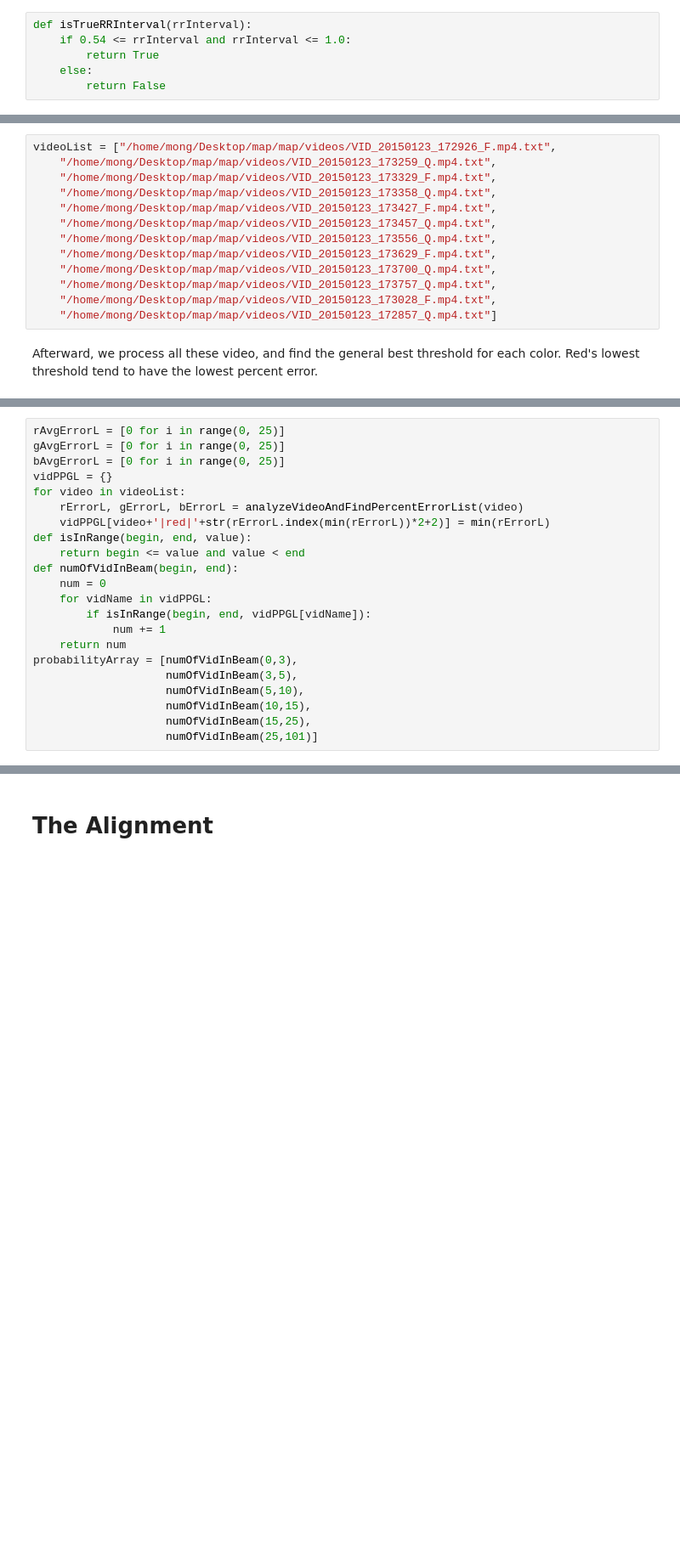
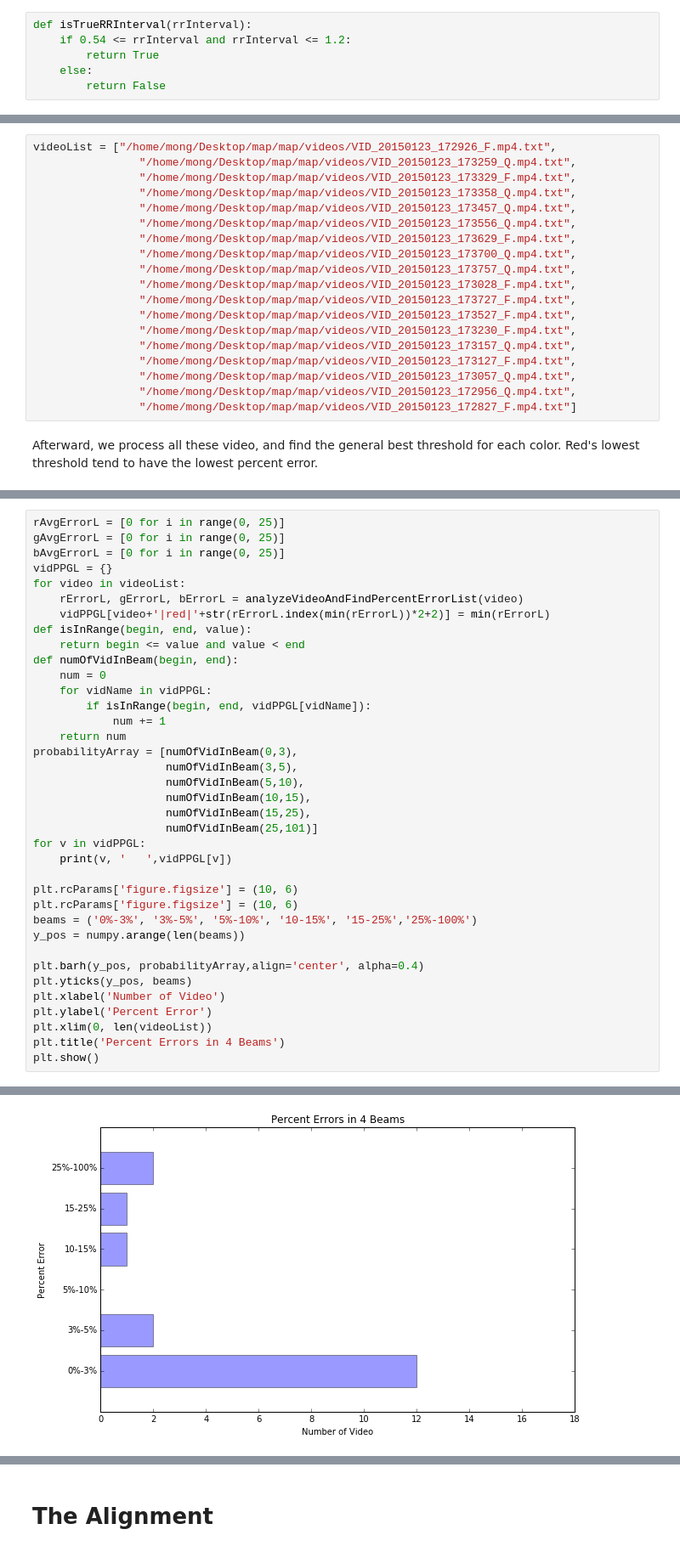
Before and after one commit to monghimng/map, a Jupyter notebook: 000Jupyter Notebook Diary.ipynb, the cells around one changed output, grey strips where cells are left out. Shown at 85% size. Drawn from its saved outputs; the diff is of its cells as text; blank space fills up the shorter version.

```diff
--- a/000Jupyter Notebook Diary.ipynb
+++ b/000Jupyter Notebook Diary.ipynb
@@ -209,6 +236,6 @@ $$\epsilon^{(i)} = \frac{\text{# of wrong RR}}{\text{# of RR}}$$
 # %%
 def isTrueRRInterval(rrInterval):
-    if 0.54 <= rrInterval and rrInterval <= 1.0:
+    if 0.54 <= rrInterval and rrInterval <= 1.2:
         return True
     else:
         return False
@@ -239,16 +266,22 @@ def analyzeVideoAndFindPercentErrorList(fileName):
 Given this function, I could finally begin finding the optimal threshold window. First, this is the list of video that I used:
 # %%
 videoList = ["/home/mong/Desktop/map/map/videos/VID_20150123_172926_F.mp4.txt",
-    "/home/mong/Desktop/map/map/videos/VID_20150123_173259_Q.mp4.txt",
-    "/home/mong/Desktop/map/map/videos/VID_20150123_173329_F.mp4.txt",
-    "/home/mong/Desktop/map/map/videos/VID_20150123_173358_Q.mp4.txt",
-    "/home/mong/Desktop/map/map/videos/VID_20150123_173427_F.mp4.txt",
-    "/home/mong/Desktop/map/map/videos/VID_20150123_173457_Q.mp4.txt",
-    "/home/mong/Desktop/map/map/videos/VID_20150123_173556_Q.mp4.txt",
-    "/home/mong/Desktop/map/map/videos/VID_20150123_173629_F.mp4.txt",
-    "/home/mong/Desktop/map/map/videos/VID_20150123_173700_Q.mp4.txt",
-    "/home/mong/Desktop/map/map/videos/VID_20150123_173757_Q.mp4.txt",
-    "/home/mong/Desktop/map/map/videos/VID_20150123_173028_F.mp4.txt",
-    "/home/mong/Desktop/map/map/videos/VID_20150123_172857_Q.mp4.txt"]
+                "/home/mong/Desktop/map/map/videos/VID_20150123_173259_Q.mp4.txt",
+                "/home/mong/Desktop/map/map/videos/VID_20150123_173329_F.mp4.txt",
+                "/home/mong/Desktop/map/map/videos/VID_20150123_173358_Q.mp4.txt",
+                "/home/mong/Desktop/map/map/videos/VID_20150123_173457_Q.mp4.txt",
+                "/home/mong/Desktop/map/map/videos/VID_20150123_173556_Q.mp4.txt",
+                "/home/mong/Desktop/map/map/videos/VID_20150123_173629_F.mp4.txt",
+                "/home/mong/Desktop/map/map/videos/VID_20150123_173700_Q.mp4.txt",
+                "/home/mong/Desktop/map/map/videos/VID_20150123_173757_Q.mp4.txt",
+                "/home/mong/Desktop/map/map/videos/VID_20150123_173028_F.mp4.txt",
+                "/home/mong/Desktop/map/map/videos/VID_20150123_173727_F.mp4.txt",
+                "/home/mong/Desktop/map/map/videos/VID_20150123_173527_F.mp4.txt",
+                "/home/mong/Desktop/map/map/videos/VID_20150123_173230_F.mp4.txt",
+                "/home/mong/Desktop/map/map/videos/VID_20150123_173157_Q.mp4.txt",
+                "/home/mong/Desktop/map/map/videos/VID_20150123_173127_F.mp4.txt",
+                "/home/mong/Desktop/map/map/videos/VID_20150123_173057_Q.mp4.txt",
+                "/home/mong/Desktop/map/map/videos/VID_20150123_172956_Q.mp4.txt",
+                "/home/mong/Desktop/map/map/videos/VID_20150123_172827_F.mp4.txt"]
 # %% [markdown]
 Afterward, we process all these video, and find the general best threshold for each color. Red's lowest threshold tend to have the lowest percent error.
@@ -311,3 +311,19 @@ probabilityArray = [numOfVidInBeam(0,3),
                     numOfVidInBeam(10,15),
                     numOfVidInBeam(15,25),
                     numOfVidInBeam(25,101)]
+for v in vidPPGL:
+    print(v, '   ',vidPPGL[v])
+
+plt.rcParams['figure.figsize'] = (10, 6)
+plt.rcParams['figure.figsize'] = (10, 6)
+beams = ('0%-3%', '3%-5%', '5%-10%', '10-15%', '15-25%','25%-100%')
+y_pos = numpy.arange(len(beams))
+
+plt.barh(y_pos, probabilityArray,align='center', alpha=0.4)
+plt.yticks(y_pos, beams)
+plt.xlabel('Number of Video')
+plt.ylabel('Percent Error')
+plt.xlim(0, len(videoList))
+plt.title('Percent Errors in 4 Beams')
+plt.show()
+# %% [output]
@@ -313,0 +348 @@ probabilityArray = [numOfVidInBeam(0,3),
+[figure, added]
```
Also changed, not shown: parts of 61 cells of this notebook.
